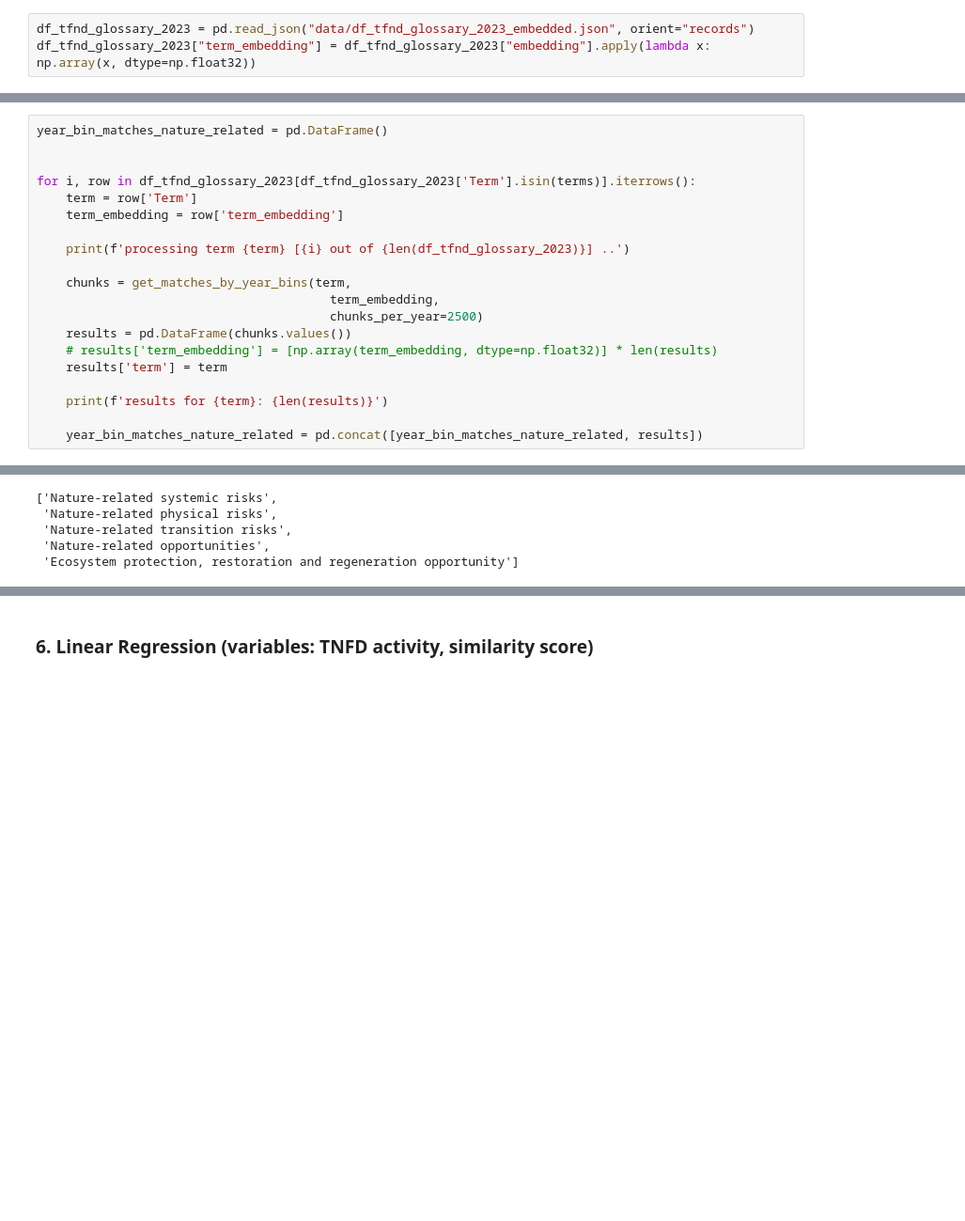
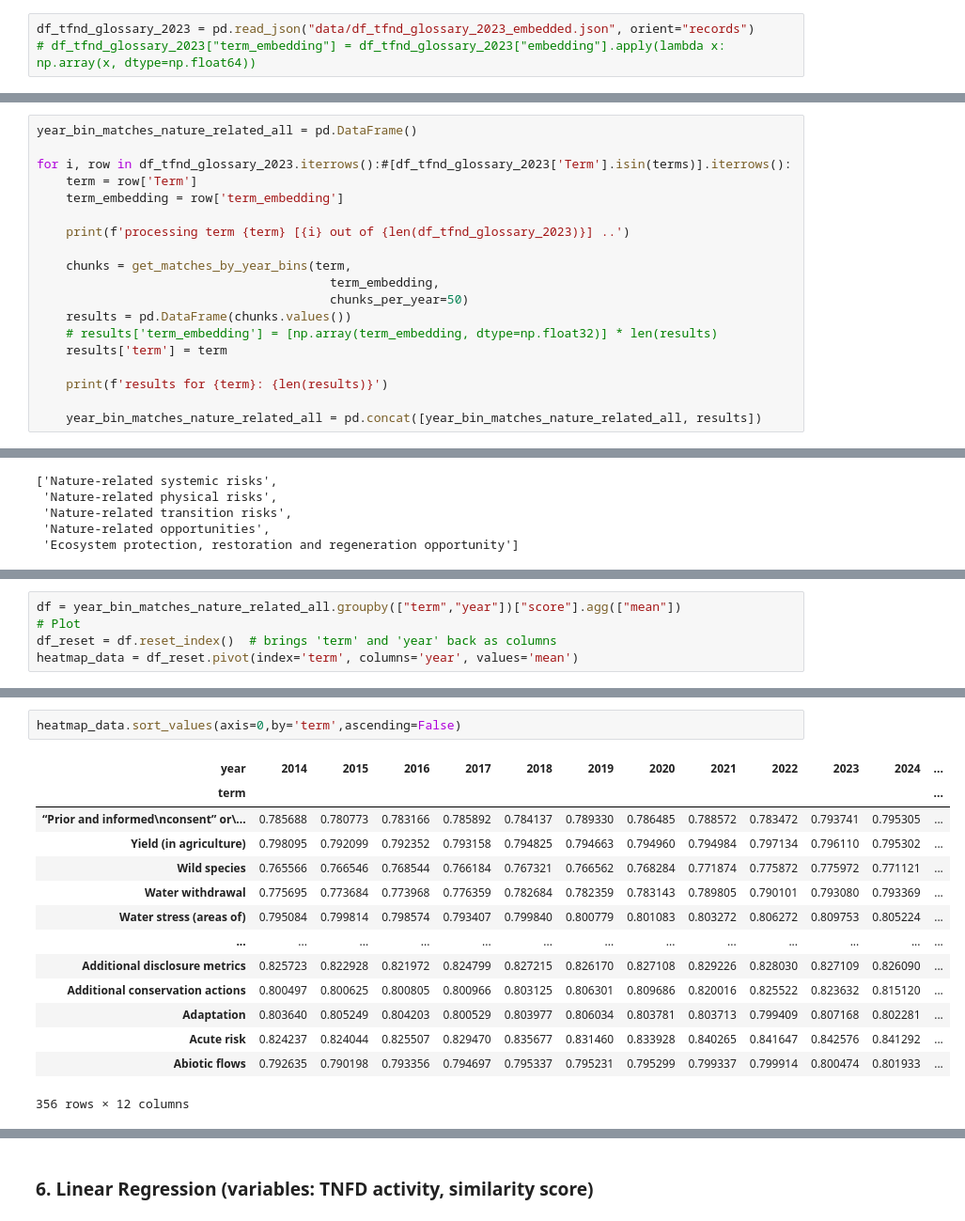
Before and after one commit to jkammering97/neo4j_repository, a Jupyter notebook: biodiversity_term_analysis.ipynb, the cells around one changed output, grey strips where cells are left out. Shown at 94% size. Saved outputs shown, nothing was run; the diff lists cells and outputs as text; blank space fills up the shorter version.

```diff
--- a/biodiversity_term_analysis.ipynb
+++ b/biodiversity_term_analysis.ipynb
@@ -33,6 +31,6 @@ NameError: name 'df_tfnd_glossary_2023' is not defined
 # %%
 df_tfnd_glossary_2023 = pd.read_json("data/df_tfnd_glossary_2023_embedded.json", orient="records")
-df_tfnd_glossary_2023["term_embedding"] = df_tfnd_glossary_2023["embedding"].apply(lambda x: np.array(x, dtype=np.float32))
+# df_tfnd_glossary_2023["term_embedding"] = df_tfnd_glossary_2023["embedding"].apply(lambda x: np.array(x, dtype=np.float64))
 # %%
 df_tfnd_glossary_2023['Term'].unique()
 # %% [markdown]
@@ -215,10 +178,9 @@ def get_matches_by_year_bins(term:str,term_embedding:list,chunks_per_year=10000,
 
         return chunks
 # %%
-year_bin_matches_nature_related = pd.DataFrame()
+year_bin_matches_nature_related_all = pd.DataFrame()
 
-
-for i, row in df_tfnd_glossary_2023[df_tfnd_glossary_2023['Term'].isin(terms)].iterrows():
+for i, row in df_tfnd_glossary_2023.iterrows():#[df_tfnd_glossary_2023['Term'].isin(terms)].iterrows():
     term = row['Term']
     term_embedding = row['term_embedding']
 
@@ -226,12 +188,12 @@ for i, row in df_tfnd_glossary_2023[df_tfnd_glossary_2023['Term'].isin(terms)].i
 
     chunks = get_matches_by_year_bins(term,
                                         term_embedding,
-                                        chunks_per_year=2500)
+                                        chunks_per_year=50)
     results = pd.DataFrame(chunks.values())
     # results['term_embedding'] = [np.array(term_embedding, dtype=np.float32)] * len(results)
     results['term'] = term
 
     print(f'results for {term}: {len(results)}')
 
-    year_bin_matches_nature_related = pd.concat([year_bin_matches_nature_related, results])
+    year_bin_matches_nature_related_all = pd.concat([year_bin_matches_nature_related_all, results])
 # %% [output]
@@ -1134,0 +1197,5 @@ boxplot_terms_over_time(year_bin_matches_nature_related,terms)
+# %%
+df = year_bin_matches_nature_related_all.groupby(["term","year"])["score"].agg(["mean"])
+# Plot
+df_reset = df.reset_index()  # brings 'term' and 'year' back as columns
+heatmap_data = df_reset.pivot(index='term', columns='year', values='mean')
@@ -1134,0 +1212,17 @@ boxplot_terms_over_time(year_bin_matches_nature_related,terms)
+# %%
+heatmap_data.sort_values(axis=0,by='term',ascending=False)
+# %% [output]
+| year | 2014 | 2015 | 2016 | 2017 | 2018 | 2019 | 2020 | 2021 | 2022 | 2023 | 2024 | ... |
+| term |  |  |  |  |  |  |  |  |  |  |  | ... |
+| “Prior and informed\nconsent” or\... | 0.785688 | 0.780773 | 0.783166 | 0.785892 | 0.784137 | 0.789330 | 0.786485 | 0.788572 | 0.783472 | 0.793741 | 0.795305 | ... |
+| Yield (in agriculture) | 0.798095 | 0.792099 | 0.792352 | 0.793158 | 0.794825 | 0.794663 | 0.794960 | 0.794984 | 0.797134 | 0.796110 | 0.795302 | ... |
+| Wild species | 0.765566 | 0.766546 | 0.768544 | 0.766184 | 0.767321 | 0.766562 | 0.768284 | 0.771874 | 0.775872 | 0.775972 | 0.771121 | ... |
+| Water withdrawal | 0.775695 | 0.773684 | 0.773968 | 0.776359 | 0.782684 | 0.782359 | 0.783143 | 0.789805 | 0.790101 | 0.793080 | 0.793369 | ... |
+| Water stress (areas of) | 0.795084 | 0.799814 | 0.798574 | 0.793407 | 0.799840 | 0.800779 | 0.801083 | 0.803272 | 0.806272 | 0.809753 | 0.805224 | ... |
+| ... | ... | ... | ... | ... | ... | ... | ... | ... | ... | ... | ... | ... |
+| Additional disclosure metrics | 0.825723 | 0.822928 | 0.821972 | 0.824799 | 0.827215 | 0.826170 | 0.827108 | 0.829226 | 0.828030 | 0.827109 | 0.826090 | ... |
+| Additional conservation actions | 0.800497 | 0.800625 | 0.800805 | 0.800966 | 0.803125 | 0.806301 | 0.809686 | 0.820016 | 0.825522 | 0.823632 | 0.815120 | ... |
+| Adaptation | 0.803640 | 0.805249 | 0.804203 | 0.800529 | 0.803977 | 0.806034 | 0.803781 | 0.803713 | 0.799409 | 0.807168 | 0.802281 | ... |
+| Acute risk | 0.824237 | 0.824044 | 0.825507 | 0.829470 | 0.835677 | 0.831460 | 0.833928 | 0.840265 | 0.841647 | 0.842576 | 0.841292 | ... |
+| Abiotic flows | 0.792635 | 0.790198 | 0.793356 | 0.794697 | 0.795337 | 0.795231 | 0.795299 | 0.799337 | 0.799914 | 0.800474 | 0.801933 | ... |
+356 rows × 12 columns
```
Also changed, not shown: parts of 62 cells of this notebook.
